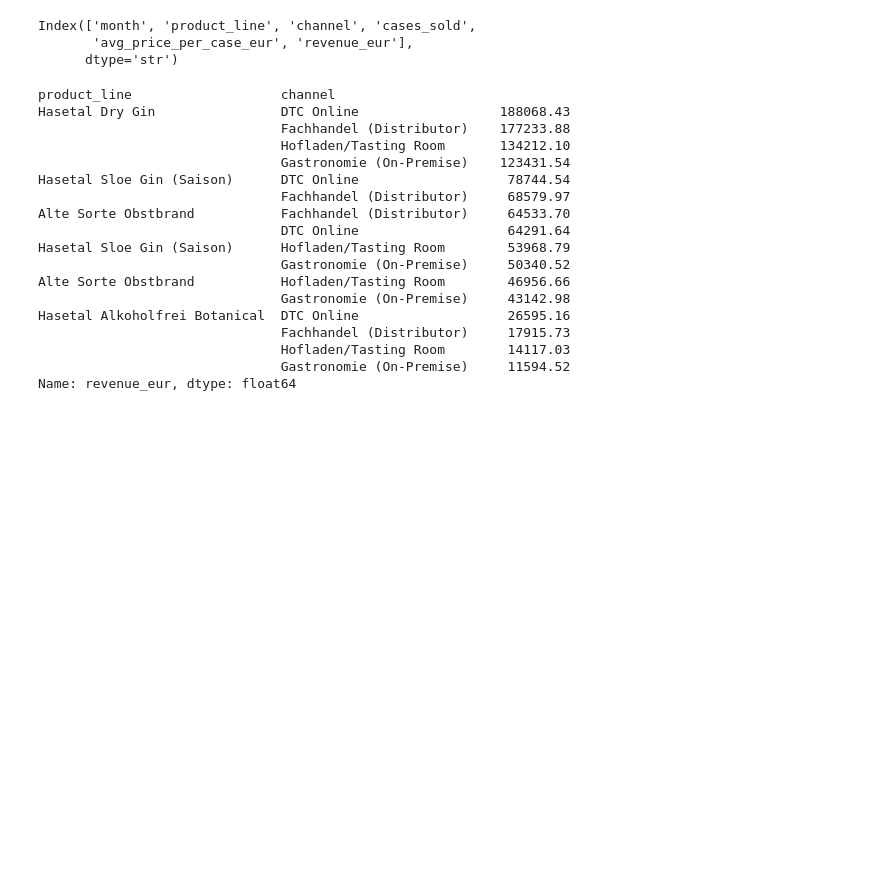
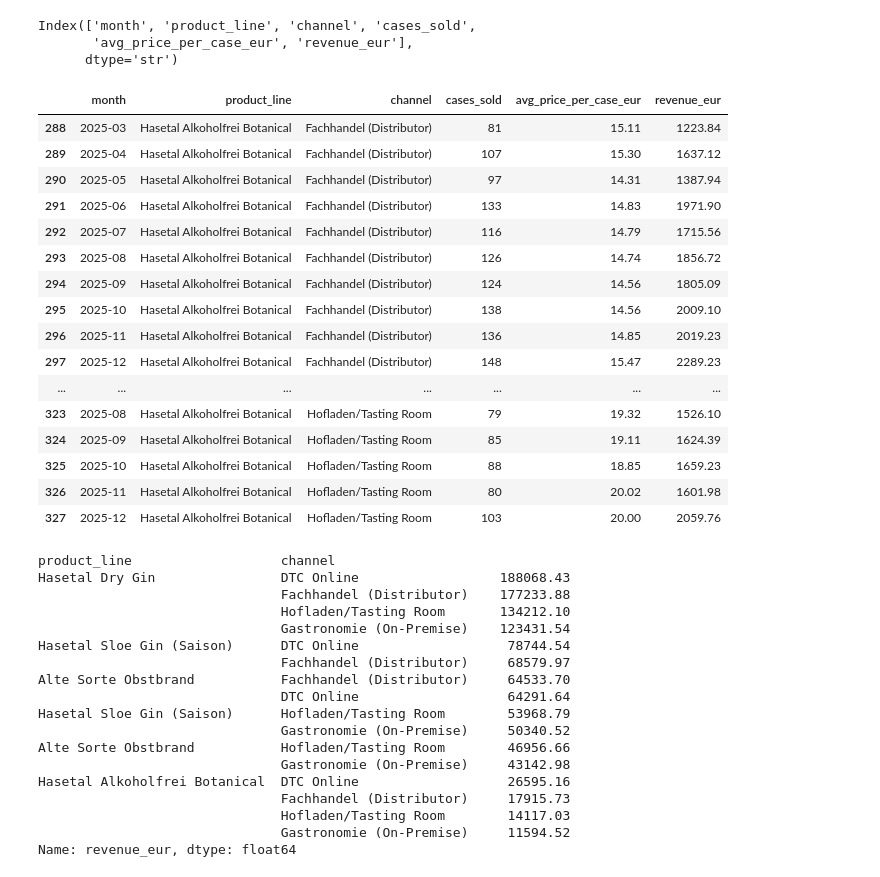
Before and after one commit to Elli55/Case_Study_Hasetal_Destillerie_GmbH, a Jupyter notebook: data_manupilation.ipynb, the cells around one changed output. Saved outputs shown, nothing was run; the diff lists cells and outputs as text; code cells hidden in the pictures; blank space fills up the shorter version.

```diff
--- a/data_manupilation.ipynb
+++ b/data_manupilation.ipynb
@@ -270,6 +270,26 @@ df_month.columns
 Index(['month', 'product_line', 'channel', 'cases_sold',
        'avg_price_per_case_eur', 'revenue_eur'],
       dtype='str')
+# %%
+df_month[df_month['product_line'].str.contains('Alkoholfrei')]
+# %% [output]
+|  | month | product_line | channel | cases_sold | avg_price_per_case_eur | revenue_eur |
+| 288 | 2025-03 | Hasetal Alkoholfrei Botanical | Fachhandel (Distributor) | 81 | 15.11 | 1223.84 |
+| 289 | 2025-04 | Hasetal Alkoholfrei Botanical | Fachhandel (Distributor) | 107 | 15.30 | 1637.12 |
+| 290 | 2025-05 | Hasetal Alkoholfrei Botanical | Fachhandel (Distributor) | 97 | 14.31 | 1387.94 |
+| 291 | 2025-06 | Hasetal Alkoholfrei Botanical | Fachhandel (Distributor) | 133 | 14.83 | 1971.90 |
+| 292 | 2025-07 | Hasetal Alkoholfrei Botanical | Fachhandel (Distributor) | 116 | 14.79 | 1715.56 |
+| 293 | 2025-08 | Hasetal Alkoholfrei Botanical | Fachhandel (Distributor) | 126 | 14.74 | 1856.72 |
+| 294 | 2025-09 | Hasetal Alkoholfrei Botanical | Fachhandel (Distributor) | 124 | 14.56 | 1805.09 |
+| 295 | 2025-10 | Hasetal Alkoholfrei Botanical | Fachhandel (Distributor) | 138 | 14.56 | 2009.10 |
+| 296 | 2025-11 | Hasetal Alkoholfrei Botanical | Fachhandel (Distributor) | 136 | 14.85 | 2019.23 |
+| 297 | 2025-12 | Hasetal Alkoholfrei Botanical | Fachhandel (Distributor) | 148 | 15.47 | 2289.23 |
+| ... | ... | ... | ... | ... | ... | ... |
+| 323 | 2025-08 | Hasetal Alkoholfrei Botanical | Hofladen/Tasting Room | 79 | 19.32 | 1526.10 |
+| 324 | 2025-09 | Hasetal Alkoholfrei Botanical | Hofladen/Tasting Room | 85 | 19.11 | 1624.39 |
+| 325 | 2025-10 | Hasetal Alkoholfrei Botanical | Hofladen/Tasting Room | 88 | 18.85 | 1659.23 |
+| 326 | 2025-11 | Hasetal Alkoholfrei Botanical | Hofladen/Tasting Room | 80 | 20.02 | 1601.98 |
+| 327 | 2025-12 | Hasetal Alkoholfrei Botanical | Hofladen/Tasting Room | 103 | 20.00 | 2059.76 |
 # %%
 grouped_month = df_month.groupby(["product_line","channel" ])["revenue_eur"]
 for_grouped_sum = grouped_month.sum().sort_values(ascending=False)
```
Also changed, not shown: parts of 3 cells of this notebook, 1 other file.
